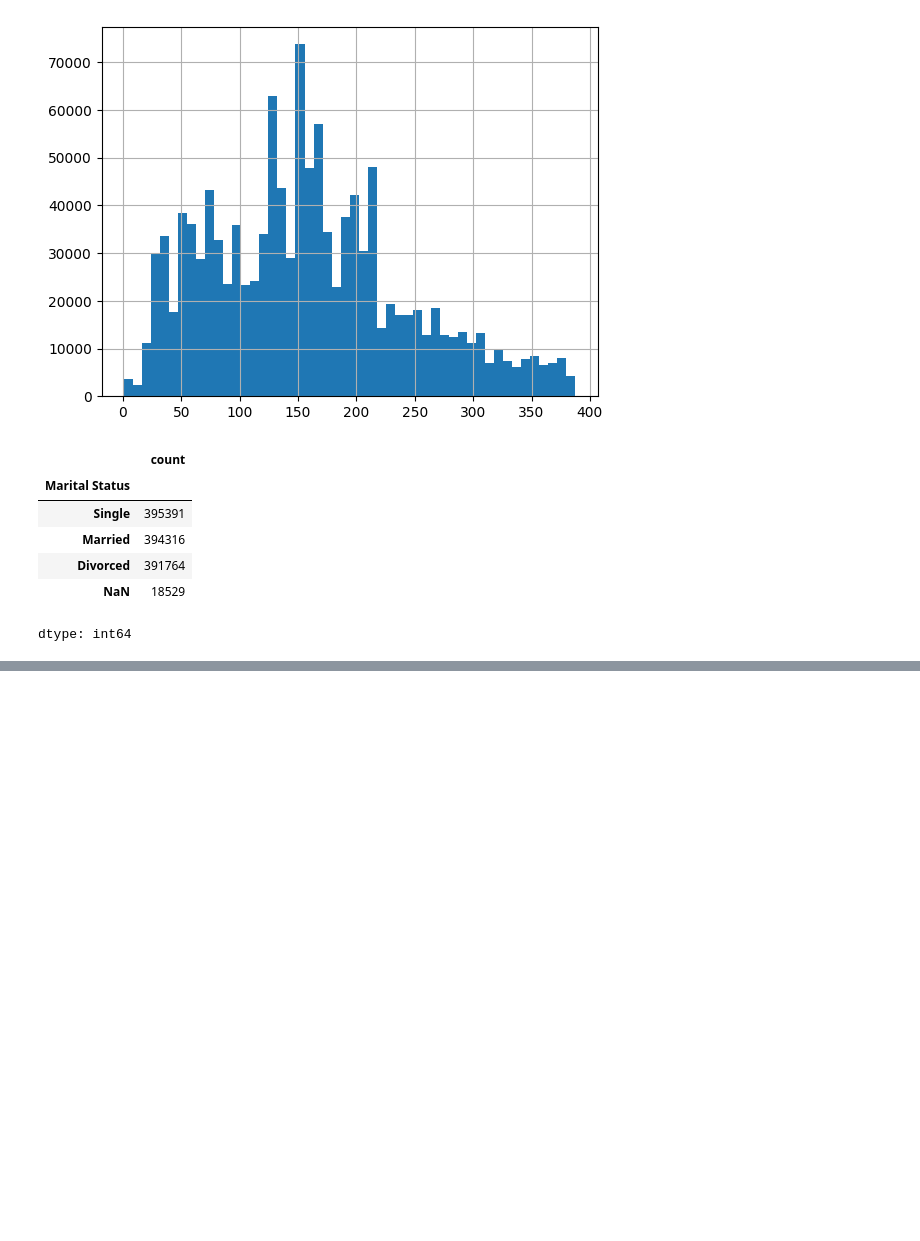
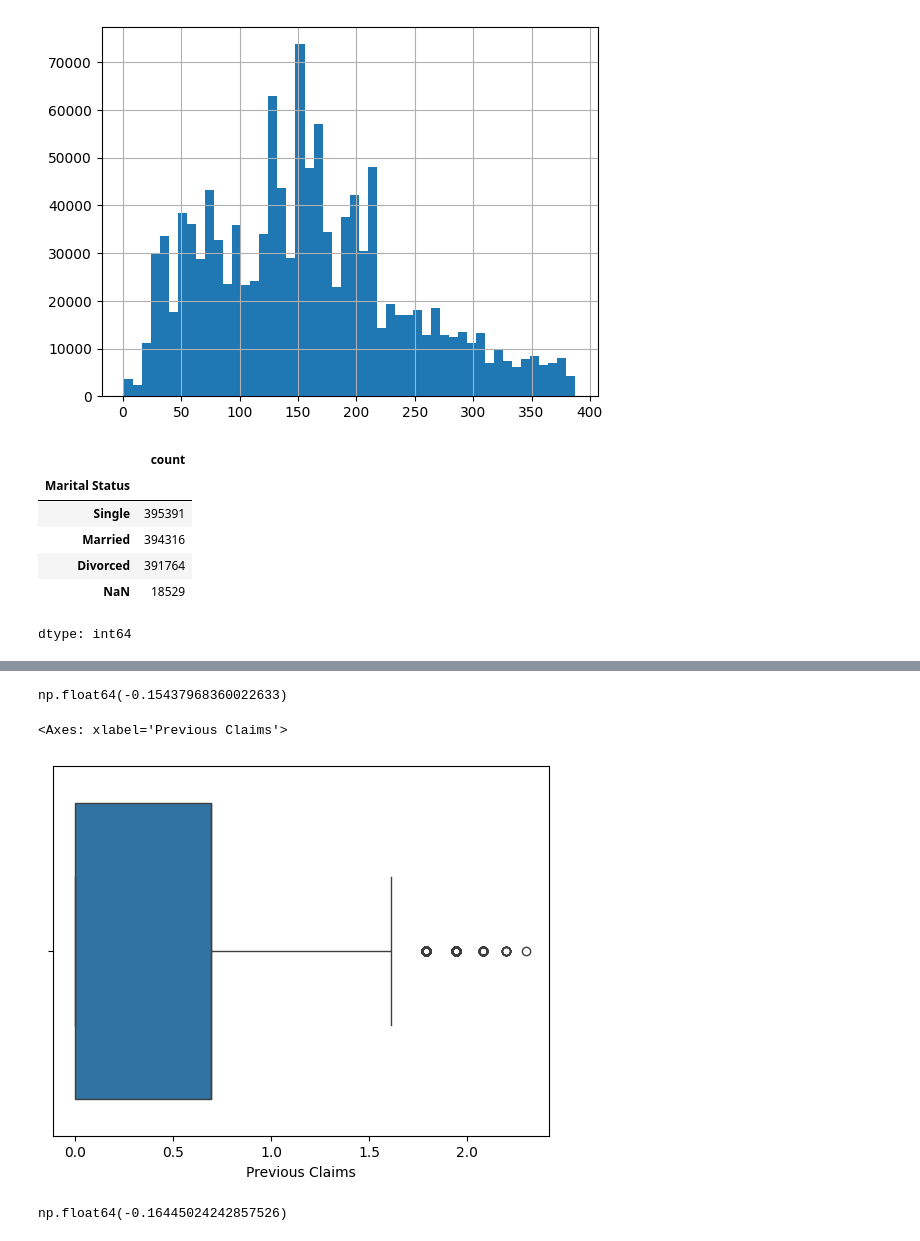
Before and after one commit to sushant758/ML-Exercises, a Jupyter notebook: Insurance.ipynb, the cells around one changed output, grey strips where cells are left out. Drawn from its saved outputs; the diff is of its cells as text; code cells hidden in the pictures; blank space fills up the shorter version.

```diff
--- a/Insurance.ipynb
+++ b/Insurance.ipynb
@@ -186,0 +311,2 @@ df.head()
+# %%
+df = pd.get_dummies(df, columns=['Location'] , drop_first= True , dtype=int)
@@ -186,0 +323,2 @@ df.head()
+# %%
+df = pd.get_dummies(df, columns=['Policy Type'] , drop_first=True ,  dtype=int)
@@ -186,0 +343,13 @@ df.head()
+# %%
+df['Previous Claims'] = df['Previous Claims'].fillna(df['Previous Claims'].median())
+# %%
+df['Previous Claims'] = np.log1p(df['Previous Claims'])
+# %%
+df['Previous Claims'].skew()
+# %% [output]
+np.float64(-0.15437968360022633)
+# %%
+sns.boxplot(x=df['Previous Claims'])
+# %% [output]
+<Axes: xlabel='Previous Claims'>
+[figure, added]
@@ -186,0 +363,4 @@ df.head()
+# %%
+df['Previous Claims'].skew()
+# %% [output]
+np.float64(-0.16445024242857526)
```
Also changed, not shown: parts of 30 cells of this notebook.
